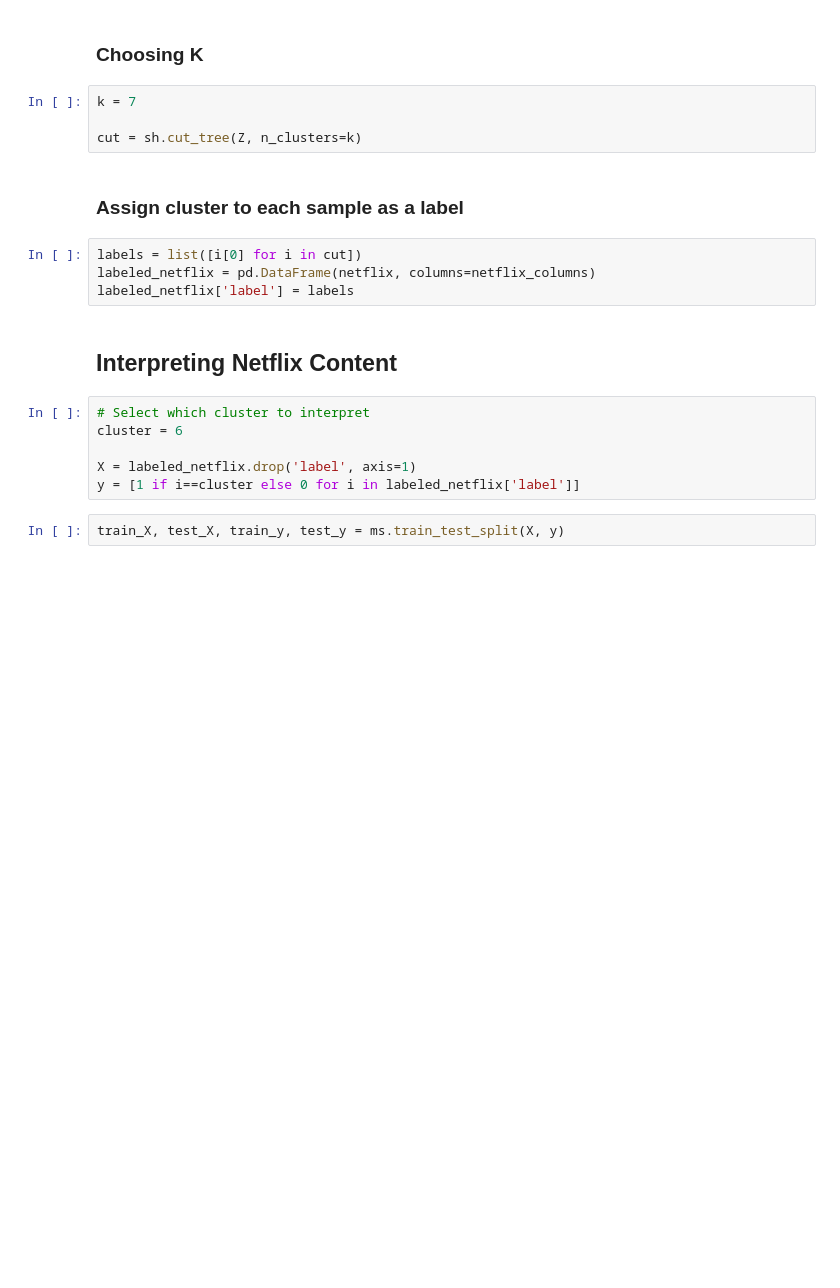
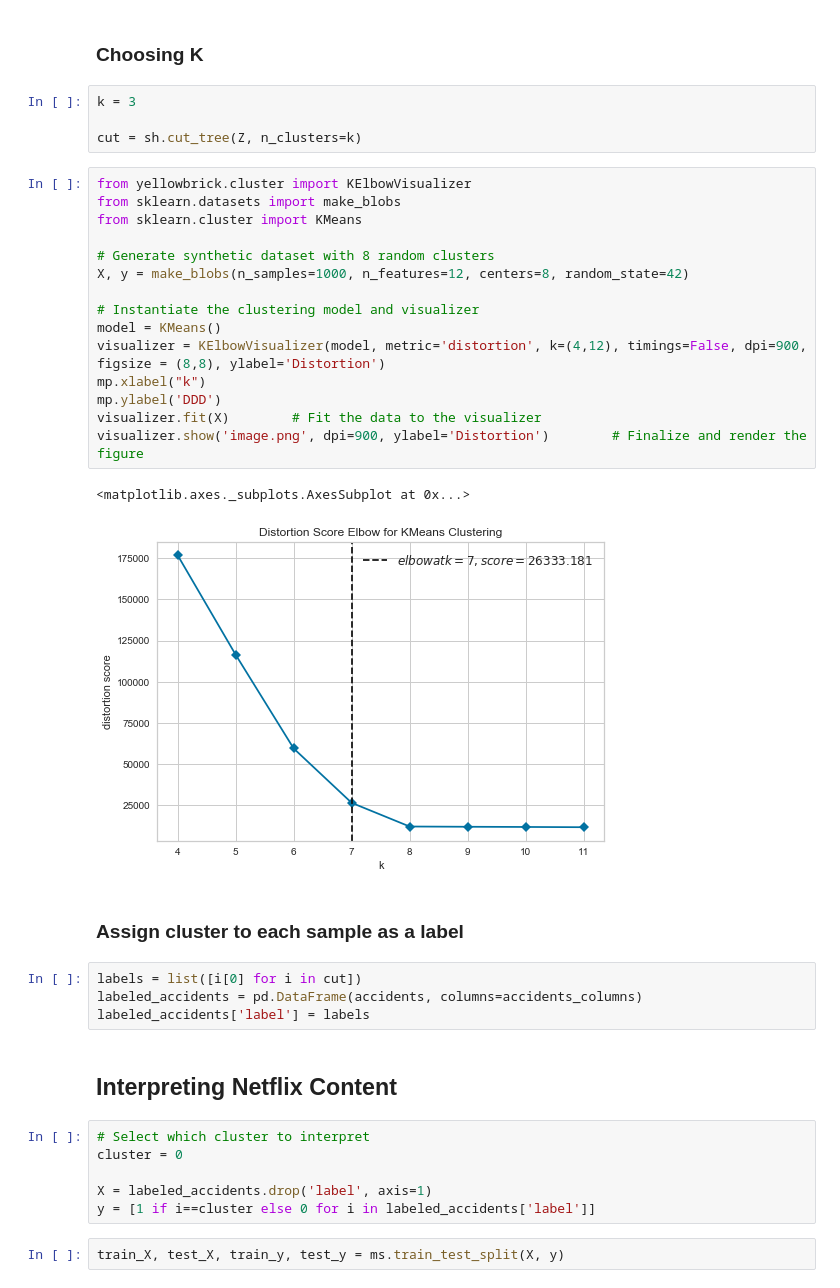
Before and after one commit to jayzuccarelli/Medium, a Jupyter notebook: Interpretable Clustering/Analysing Streaming Content.ipynb, the cells around one changed output. Drawn from its saved outputs; the diff is of its cells as text; blank space fills up the shorter version.

```diff
--- a/Interpretable Clustering/Analysing Streaming Content.ipynb
+++ b/Interpretable Clustering/Analysing Streaming Content.ipynb
@@ -86,23 +113,41 @@ mp.show()
 # %% [markdown]
 ### Choosing K
 # %%
-k = 7
+k = 3
 
 cut = sh.cut_tree(Z, n_clusters=k)
+# %%
+from yellowbrick.cluster import KElbowVisualizer
+from sklearn.datasets import make_blobs
+from sklearn.cluster import KMeans
+
+# Generate synthetic dataset with 8 random clusters
+X, y = make_blobs(n_samples=1000, n_features=12, centers=8, random_state=42)
+
+# Instantiate the clustering model and visualizer
+model = KMeans()
+visualizer = KElbowVisualizer(model, metric='distortion', k=(4,12), timings=False, dpi=900, figsize = (8,8), ylabel='Distortion')
+mp.xlabel("k")
+mp.ylabel('DDD')
+visualizer.fit(X)        # Fit the data to the visualizer
+visualizer.show('image.png', dpi=900, ylabel='Distortion')        # Finalize and render the figure
+# %% [output]
+<matplotlib.axes._subplots.AxesSubplot at 0x...>
+[figure, added]
 # %% [markdown]
 ### Assign cluster to each sample as a label
 # %%
 labels = list([i[0] for i in cut])
-labeled_netflix = pd.DataFrame(netflix, columns=netflix_columns)
-labeled_netflix['label'] = labels
+labeled_accidents = pd.DataFrame(accidents, columns=accidents_columns)
+labeled_accidents['label'] = labels
 # %% [markdown]
 ## Interpreting Netflix Content
 # %%
 # Select which cluster to interpret
-cluster = 6
+cluster = 0
 
-X = labeled_netflix.drop('label', axis=1)
-y = [1 if i==cluster else 0 for i in labeled_netflix['label']]
+X = labeled_accidents.drop('label', axis=1)
+y = [1 if i==cluster else 0 for i in labeled_accidents['label']]
 # %%
 train_X, test_X, train_y, test_y = ms.train_test_split(X, y)
 # %%
```
Also changed, not shown: parts of 17 cells of this notebook, 9 other files.
